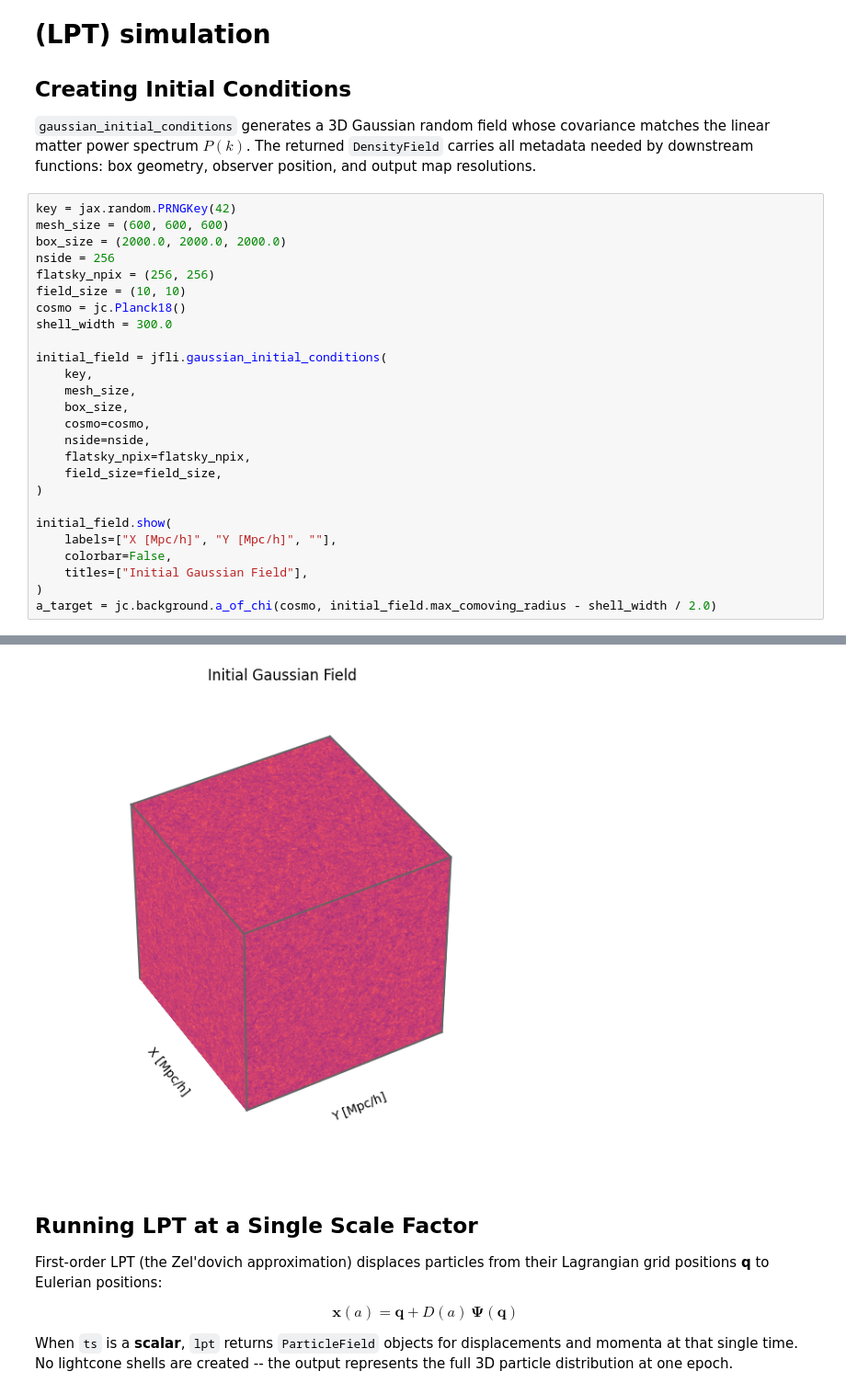
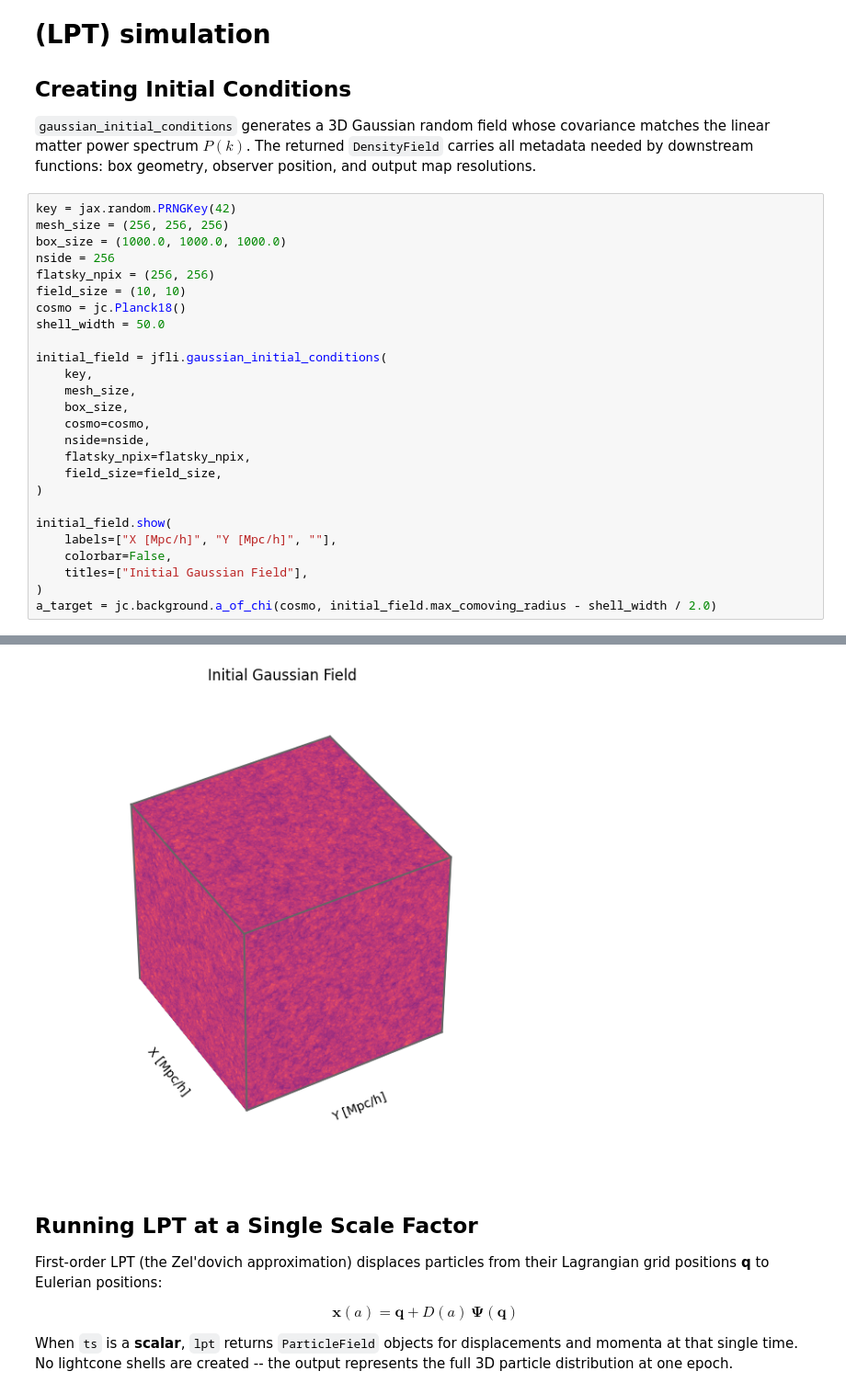
Before and after one commit to ASKabalan/jax-fli, a Jupyter notebook: notebooks/01-basics.ipynb, the cells around one changed output, grey strips where cells are left out. Shown at 92% size. Saved outputs shown, nothing was run; the diff lists cells and outputs as text.

```diff
--- a/notebooks/01-basics.ipynb
+++ b/notebooks/01-basics.ipynb
@@ -118,13 +101,13 @@ And generally speaking, we enforce that the dynamic metadata have the same leadi
 `gaussian_initial_conditions` generates a 3D Gaussian random field whose covariance matches the linear matter power spectrum $P(k)$. The returned `DensityField` carries all metadata needed by downstream functions: box geometry, observer position, and output map resolutions.
 # %%
 key = jax.random.PRNGKey(42)
-mesh_size = (600, 600, 600)
-box_size = (2000.0, 2000.0, 2000.0)
+mesh_size = (256, 256, 256)
+box_size = (1000.0, 1000.0, 1000.0)
 nside = 256
 flatsky_npix = (256, 256)
 field_size = (10, 10)
 cosmo = jc.Planck18()
-shell_width = 300.0
+shell_width = 50.0
 
 initial_field = jfli.gaussian_initial_conditions(
     key,
@@ -146,4 +130,4 @@ a_target = jc.background.a_of_chi(cosmo, initial_field.max_comoving_radius - she
-[figure, old version]
+[figure, new version]
 # %% [markdown]
 ## Running LPT at a Single Scale Factor
 
```
Also changed, not shown: parts of 13 cells of this notebook, 14 other files.
